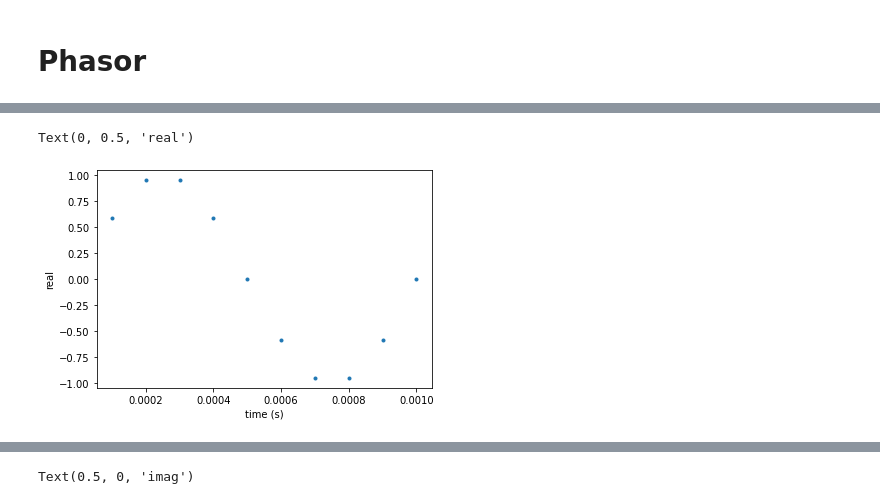
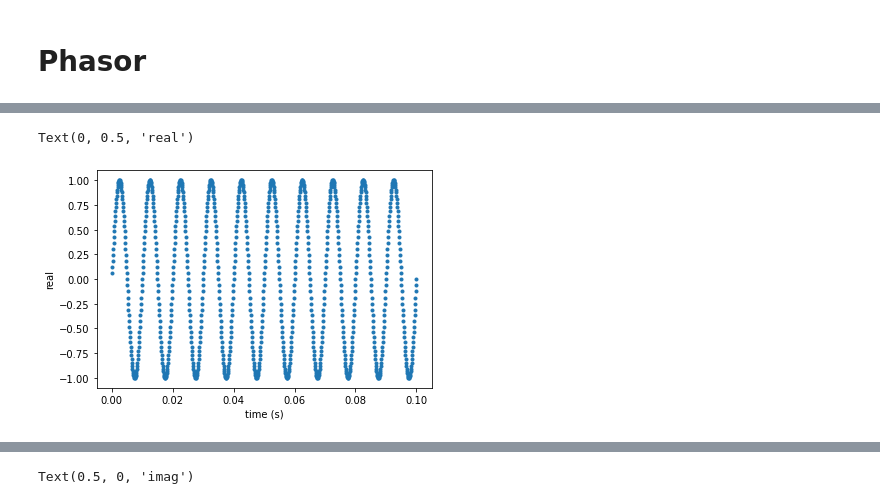
Before and after one commit to TaeYongGong/class2021Spring, a Jupyter notebook: sound.ipynb, the cells around one changed output, grey strips where cells are left out. Cells and saved outputs as stored; diff of their text form; code cells hidden in the pictures.

```diff
--- a/sound.ipynb
+++ b/sound.ipynb
@@ -176,10 +203,10 @@ $e^{i\theta} = \cos\theta + \sin\theta\ i$
 # %%
 # parameter setting
 # -> 값만 다르게 바인딩하면 결과값(소리)가 달라진다.
-amp = 5         # range [0.0, 1.0] -> 소리의 크기
+amp = 1         # range [0.0, 1.0] -> 소리의 크기
 sr = 10000       # sampling rate, Hz -> 얼마만큼 discrete하게 분석할 것인가?/1초에 어느정도의 정보를 담을 것인가?
 dur = 0.5        # in seconds
-freq = 1000.0     # sine frequency, Hz -> 1초에 반복이 몇번되는가?,소리의 높낮이
+freq = 100.0     # sine frequency, Hz -> 1초에 반복이 몇번되는가?,소리의 높낮이
 # %%
 # generate time
 t = np.arange(1, sr * dur+1)/sr
@@ -188,14 +215,14 @@ t = np.arange(1, sr * dur+1)/sr
 theta = t * 2*np.pi * freq
 # %%
 # generate signal by cosine-phasor
-s = np.sin(theta)
+s = amp*np.sin(theta)
 # %%
 fig = plt.figure()
 ax = fig.add_subplot(111)
 # ax.plot(theta, s, '.')
-ax.plot(t[0:10], s[0:10], '.')
+ax.plot(t[0:1000], s[0:1000], '.')
 ax.set_xlabel('time (s)')
 ax.set_ylabel('real')
 # %% [output]
 Text(0, 0.5, 'real')
-[figure, old version]
+[figure, new version]
```
Also changed, not shown: parts of 14 cells of this notebook.
